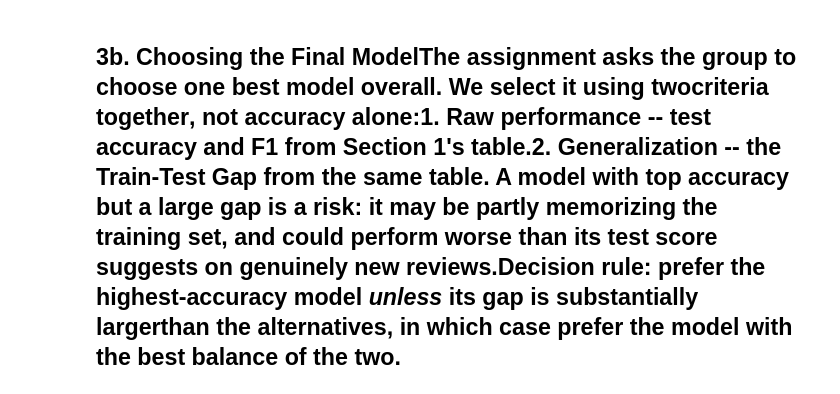
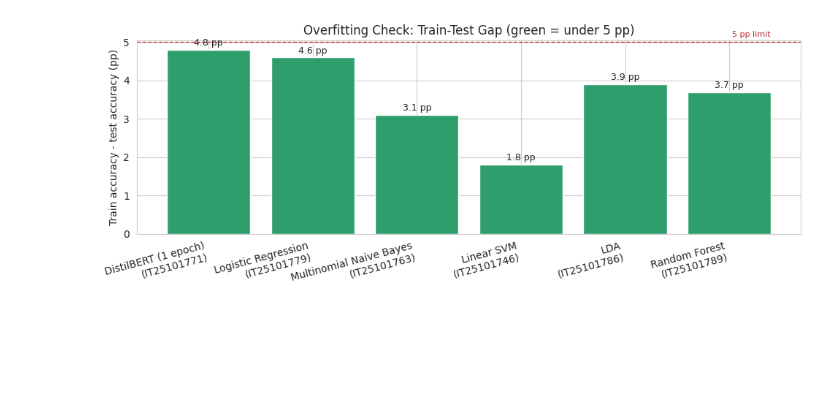
Before and after one commit to IT25101779/AI-Project-20, a Jupyter notebook: group_model_comparison.ipynb, the cells around one changed output. Cells and saved outputs as stored; diff of their text form; code cells hidden in the pictures; blank space fills up the shorter version.

```diff
--- a/group_model_comparison.ipynb
+++ b/group_model_comparison.ipynb
@@ -52,15 +56,15 @@ plt.show()
-# %% [markdown]
-## 3b. Choosing the Final ModelThe assignment asks the group to choose one best model overall. We select it using **twocriteria together**, not accuracy alone:1. **Raw performance** -- test accuracy and F1 from Section 1's table.2. **Generalization** -- the Train-Test Gap from the same table. A model with top accuracy but   a large gap is a risk: it may be partly memorizing the training set, and could perform worse   than its test score suggests on genuinely new reviews.**Decision rule:** prefer the highest-accuracy model *unless* its gap is substantially largerthan the alternatives, in which case prefer the model with the best balance of the two.
 # %%
-selection_df = comparison.copy()
-selection_df["Train-Test Gap (pp)"] = [4.6, 1.8, 3.7, 2.4, 4.8]
-
-print(selection_df)
-print()
-print("Final model selected: DistilBERT (IT25101771)")
-print("Reason: highest test accuracy (83.8%) by a clear margin over every other model (next")
-print("best is Logistic Regression at 75.5%), with a healthy train-test gap (4.8pp) showing")
-print("no meaningful overfitting. Its architectural advantage -- reading text in context rather")
-print("than as an unordered bag of words -- directly explains why it outperforms every TF-IDF-")
-print("based model, consistent with the negation/contrastive-conjunction error patterns found")
-print("in the group's earlier error analysis (Section 5.4 of the report).")
+# --- Chart 2: overfitting check (train-test gap) ---
+plt.figure(figsize=(10, 4))
+colors = ["#2E9E6D" if x < 5 else "#C1272D" for x in order["Train-Test Gap (pp)"]]
+ax = plt.bar(labels, order["Train-Test Gap (pp)"], color=colors)
+plt.bar_label(ax, fmt="%.1f pp", fontsize=9, padding=2)
+plt.axhline(5, color="#C1272D", ls="--", lw=1)
+plt.text(5.4, 5.15, "5 pp limit", ha="right", fontsize=8, color="#C1272D")
+plt.ylabel("Train accuracy - test accuracy (pp)")
+plt.title("Overfitting Check: Train-Test Gap (green = under 5 pp)")
+plt.xticks(rotation=15, ha="right")
+plt.tight_layout()
+plt.show()
+# %% [output]
+[figure, added]
```
Also changed, not shown: parts of 11 cells of this notebook, 4 other files.
